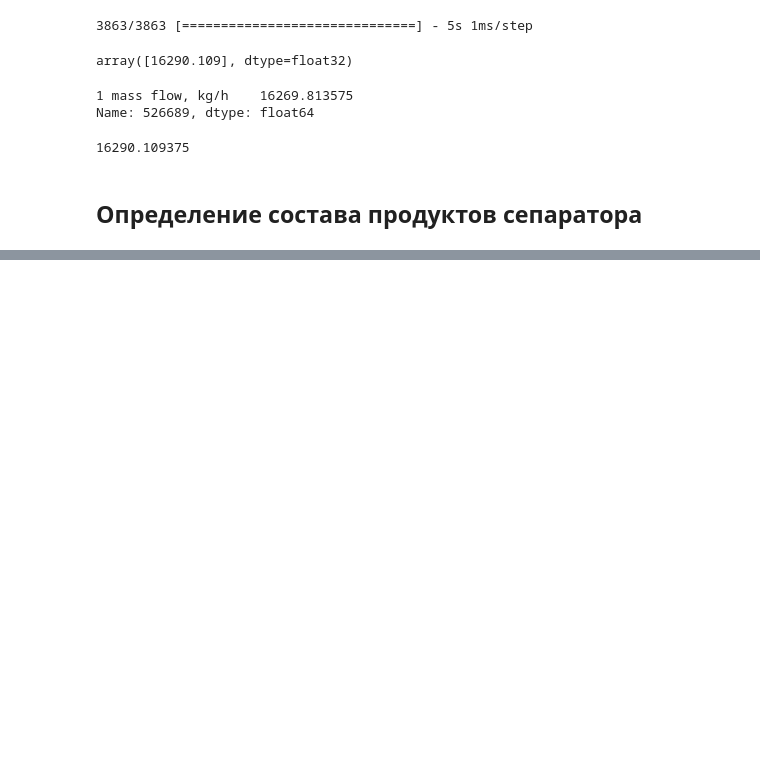
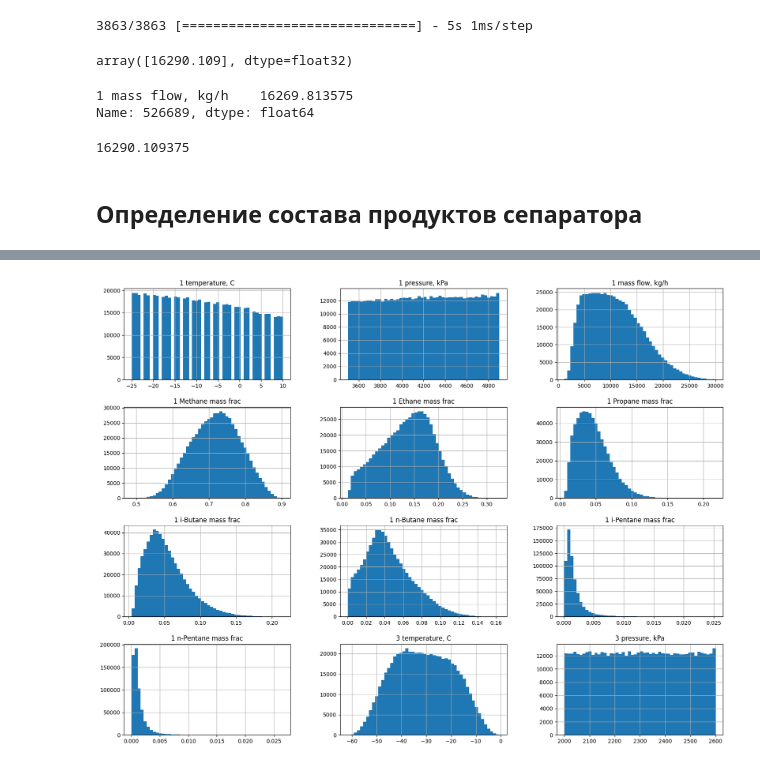
Before and after one commit to Rus-tam/AI_models, a Jupyter notebook: low_temp_dist_17_04.ipynb, the cells around one changed output, grey strips where cells are left out. Saved outputs shown, nothing was run; the diff lists cells and outputs as text; code cells hidden in the pictures; blank space fills up the shorter version.

```diff
--- a/low_temp_dist_17_04.ipynb
+++ b/low_temp_dist_17_04.ipynb
@@ -18,6 +18,23 @@ data.head()
 | 3 | -15.0 | 4214.0 | 9679.0 | 23.387540 | ... |
 | 4 | -15.0 | 3757.0 | 7193.0 | 19.586848 | ... |
 5 rows × 93 columns
+# %%
+## Рассчитываем массовые расходы отдельных компонентов
+data.loc[:, 'gas_feed Methane mass flow, kg/h'] = data['gas_feed mass flow, kg/h'] * data['gas_feed Methane mass frac']
+data.loc[:, 'gas_feed Ethane mass flow, kg/h'] = data['gas_feed mass flow, kg/h'] * data['gas_feed Ethane mass frac']
+data.loc[:, 'gas_feed Propane mass flow, kg/h'] = data['gas_feed mass flow, kg/h'] * data['gas_feed Propane mass frac']
+data.loc[:, 'gas_feed i-Butane mass flow, kg/h'] = data['gas_feed mass flow, kg/h'] * data['gas_feed i-Butane mass frac']
+data.loc[:, 'gas_feed n-Butane mass flow, kg/h'] = data['gas_feed mass flow, kg/h'] * data['gas_feed n-Butane mass frac']
+data.loc[:, 'gas_feed i-Pentane mass flow, kg/h'] = data['gas_feed mass flow, kg/h'] * data['gas_feed i-Pentane mass frac']
+data.loc[:, 'gas_feed n-Pentane mass flow, kg/h'] = data['gas_feed mass flow, kg/h'] * data['gas_feed n-Pentane mass frac']
+
+data.loc[:, '1 Methane mass flow, kg/h'] = data['1 mass flow, kg/h'] * data['1 Methane mass frac']
+data.loc[:, '1 Ethane mass flow, kg/h'] = data['1 mass flow, kg/h'] * data['1 Ethane mass frac']
+data.loc[:, '1 Propane mass flow, kg/h'] = data['1 mass flow, kg/h'] * data['1 Propane mass frac']
+data.loc[:, '1 i-Butane mass flow, kg/h'] = data['1 mass flow, kg/h'] * data['1 i-Butane mass frac']
+data.loc[:, '1 n-Butane mass flow, kg/h'] = data['1 mass flow, kg/h'] * data['1 n-Butane mass frac']
+data.loc[:, '1 i-Pentane mass flow, kg/h'] = data['1 mass flow, kg/h'] * data['1 i-Pentane mass frac']
+data.loc[:, '1 n-Pentane mass flow, kg/h'] = data['1 mass flow, kg/h'] * data['1 n-Pentane mass frac']
 # %% [markdown]
 ## Определение объемных расходов пара и жидкости сырьевого потока
 # %%
@@ -552,0 +519,6 @@ sep_top_prod_comp_model.save('./models/low_temp_dist_24_04/sep_top_prod_comp_mod
+# %%
+expander_gas_temp_data = data[[
+    '1 temperature, C', '1 pressure, kPa', '1 mass flow, kg/h', '1 Methane mass frac', '1 Ethane mass frac',
+    '1 Propane mass frac', '1 i-Butane mass frac', '1 n-Butane mass frac', '1 i-Pentane mass frac', '1 n-Pentane mass frac',
+    '3 temperature, C', '3 pressure, kPa'
+]]
@@ -552,0 +537,4 @@ sep_top_prod_comp_model.save('./models/low_temp_dist_24_04/sep_top_prod_comp_mod
+# %%
+expander_gas_temp_data.hist(bins=50, figsize=(20, 15));
+# %% [output]
+[figure, added]
```
Also changed, not shown: parts of 25 cells of this notebook, 2 other files.
